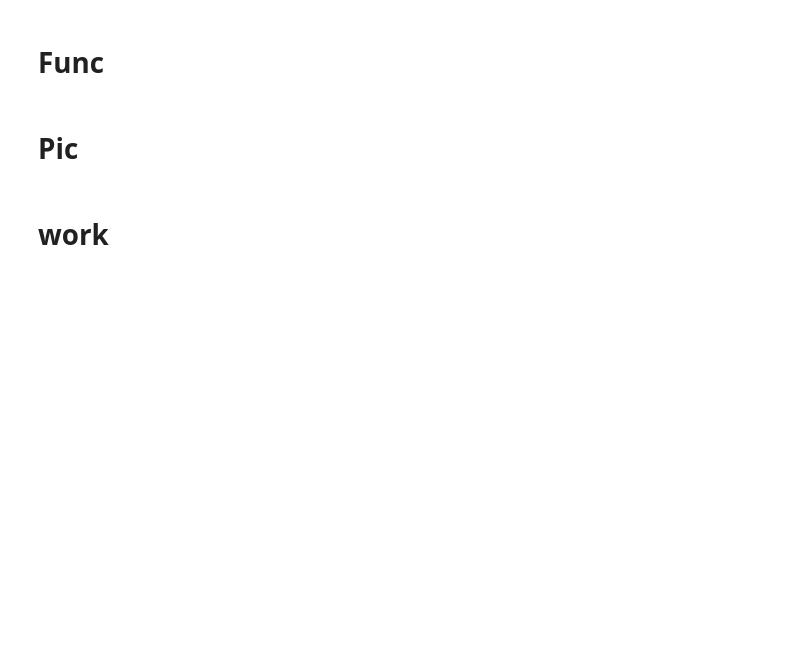
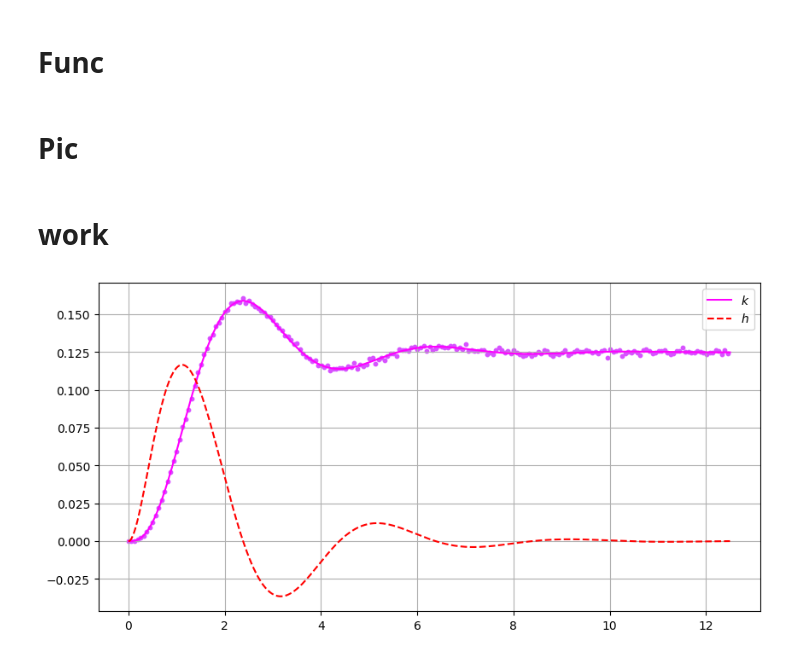
Before and after one commit to geseron/control_dynamic_system, a Jupyter notebook: lds.ipynb, the cells around one changed output. Drawn from its saved outputs; the diff is of its cells as text; code cells hidden in the pictures; blank space fills up the shorter version.

```diff
--- a/lds.ipynb
+++ b/lds.ipynb
@@ -106,21 +135,45 @@ data = pd.DataFrame()
 # %%
+data = pd.DataFrame()
 x = np.linspace(0, T, 1000)
 data['t'] = x
 y0 = [ 0, 0, 0 ]
 
+# k0 , k1, k2 = [ 0.5, 1 , 1.5 ]
 k0 , k1, k2 = [ 8, 6 , 4 ]
-sol1 = odeint(normal_DE, y0, x, args=(k0, k1,k2, u_one))
+#k0 , k1, k2 = [ 0.9, 2 , 3 ]
+sol1 = odeint(normal_DE, y0, x, args=(k0, k1, k2, u_one))
 
 data['obj1_one'] = sol1[:,0]
 data['obj1_one_derivative'] = sol1[:,1]
 
 size = np.shape(data['t'][::period])[0]
 data_sample = pd.DataFrame()
 # делаем выборку с заданным периодом из всех точек что есть
 #добавляем шум к данным
 np.random.seed(random_state)
 data_sample['t'] = data['t'][::period]
 data_sample['obj1_one'] = data['obj1_one'][::period] + dispersion * np.random.normal(0,1,size)*data['obj1_one'][::period]
 data_sample['obj1_one_derivative'] = data['obj1_one_derivative'][::period] + dispersion * np.random.normal(0,1,size)*data['obj1_one_derivative'][::period]
+# data_sample['obj1_one'] = data['obj1_one'][::period] +  np.random.normal(0,dispersion,size)
+# data_sample['obj1_one_derivative'] = data['obj1_one_derivative'][::period] + np.random.normal(0,dispersion,size)
+# data_sample['obj1_one'] = data['obj1_one'][::period]
+# data_sample['obj1_one_derivative'] = data['obj1_one_derivative'][::period]
+
+fig = plt.figure(figsize =(10, 5))
+ax = plt.axes()
+# plt.title('Восстановление весовой функции')
+ax.plot(data['t'], data['obj1_one'],c='magenta', label='$k$')
+# ax.plot([0,T],[2.1,2.1])
+# ax.plot([0,T],[1.9,1.9])
+ax.plot(data['t'],data['obj1_one_derivative'],'--', c='red', label='$h$')
+
+ax.scatter(data_sample['t'], data_sample['obj1_one'],c='#D752FF', s=10)
+# ax.scatter(data_sample['t'], data_sample['obj1_one_derivative'],c='#D752FF', s=10)
+
+plt.legend()
+plt.grid()
+plt.show()
+# %% [output]
+[figure, added]
 # %%
 h = []
```
Also changed, not shown: parts of 20 cells of this notebook, 4 other files.
